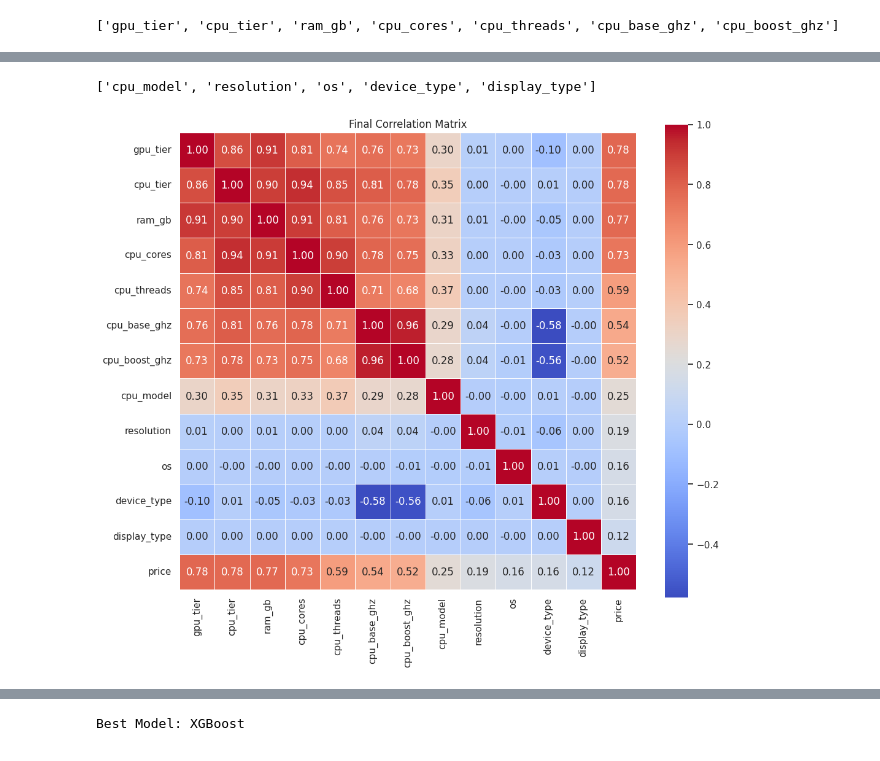
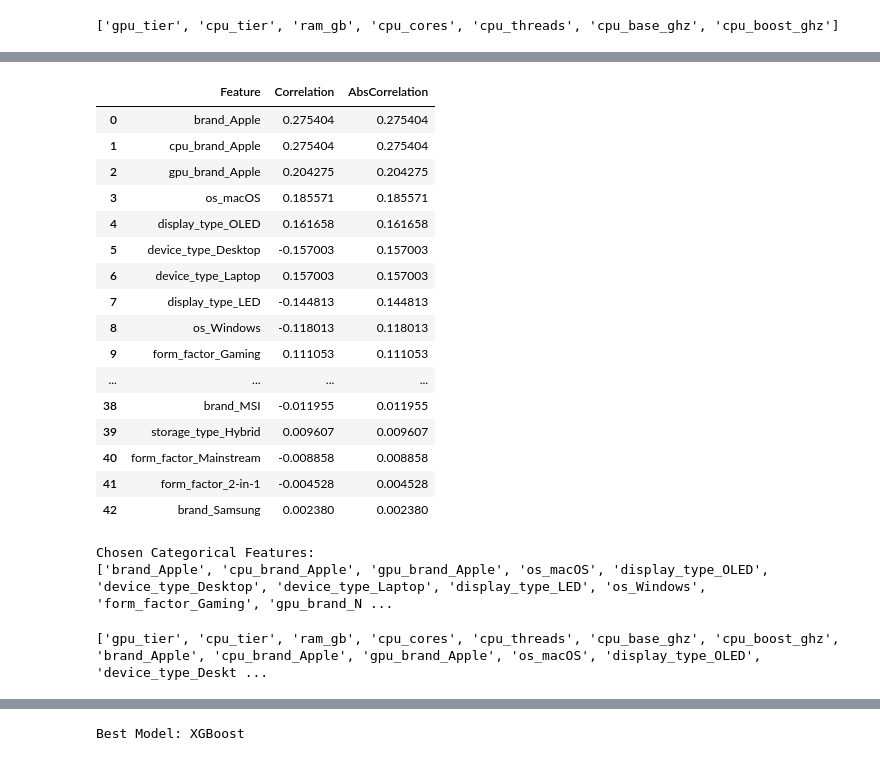
Before and after one commit to AnDong1904/PCPricePrediction, a Jupyter notebook: PCPriceMachineLearning.ipynb, the cells around one changed output, grey strips where cells are left out. Saved outputs shown, nothing was run; the diff lists cells and outputs as text; code cells hidden in the pictures.

```diff
--- a/PCPriceMachineLearning.ipynb
+++ b/PCPriceMachineLearning.ipynb
@@ -314,54 +364,52 @@ plt.show()
 # %%
 corr_price_cat = corr_cat["price"].drop("price")
 
 feature_rank_cat = pd.DataFrame({
     "Feature": corr_price_cat.index,
     "Correlation": corr_price_cat.values,
     "AbsCorrelation": corr_price_cat.abs().values
 })
 
 feature_rank_cat = feature_rank_cat.sort_values(
     by="AbsCorrelation",
     ascending=False
-)
+).reset_index(drop=True)
 
-feature_rank_cat
-
-threshold = 0.1
-
-chosen_categorical = feature_rank_cat[
-    feature_rank_cat["AbsCorrelation"] >= threshold
-]["Feature"].tolist()
-
-print(chosen_categorical)
+display(feature_rank_cat)
 # %% [output]
-['cpu_model', 'resolution', 'os', 'device_type', 'display_type']
+|  | Feature | Correlation | AbsCorrelation |
+| 0 | brand_Apple | 0.275404 | 0.275404 |
+| 1 | cpu_brand_Apple | 0.275404 | 0.275404 |
+| 2 | gpu_brand_Apple | 0.204275 | 0.204275 |
+| 3 | os_macOS | 0.185571 | 0.185571 |
+| 4 | display_type_OLED | 0.161658 | 0.161658 |
+| 5 | device_type_Desktop | -0.157003 | 0.157003 |
+| 6 | device_type_Laptop | 0.157003 | 0.157003 |
+| 7 | display_type_LED | -0.144813 | 0.144813 |
+| 8 | os_Windows | -0.118013 | 0.118013 |
+| 9 | form_factor_Gaming | 0.111053 | 0.111053 |
+| ... | ... | ... | ... |
+| 38 | brand_MSI | -0.011955 | 0.011955 |
+| 39 | storage_type_Hybrid | 0.009607 | 0.009607 |
+| 40 | form_factor_Mainstream | -0.008858 | 0.008858 |
+| 41 | form_factor_2-in-1 | -0.004528 | 0.004528 |
+| 42 | brand_Samsung | 0.002380 | 0.002380 |
-# %%
-#Tổng hợp 2 Ma trận tương quan
-chosen_features = (
-    chosen_numeric + chosen_categorical
-)
-
-corr_final = df_processed[
-    chosen_features + ["price"]
-].corr()
-
-plt.figure(figsize=(12,10))
-
-sns.heatmap(
-    corr_final,
-    annot=True,
-    fmt=".2f",
-    cmap="coolwarm",
-    linewidths=.5,
-    linecolor="white",
-    square=True
-)
-
-plt.title("Final Correlation Matrix")
-
-plt.show()
-# %% [output]
-[figure, removed]
+# %%
+threshold = 0.1
+
+chosen_categorical = feature_rank_cat[
+    feature_rank_cat["AbsCorrelation"] >= threshold
+]["Feature"].tolist()
+
+print("Chosen Categorical Features:")
+print(chosen_categorical)
+# %% [output]
+Chosen Categorical Features:
+['brand_Apple', 'cpu_brand_Apple', 'gpu_brand_Apple', 'os_macOS', 'display_type_OLED', 'device_type_Desktop', 'device_type_Laptop', 'display_type_LED', 'os_Windows', 'form_factor_Gaming', 'gpu_brand_N ...
+# %%
+chosen_feature = chosen_numeric + chosen_categorical
+print (chosen_feature)
+# %% [output]
+['gpu_tier', 'cpu_tier', 'ram_gb', 'cpu_cores', 'cpu_threads', 'cpu_base_ghz', 'cpu_boost_ghz', 'brand_Apple', 'cpu_brand_Apple', 'gpu_brand_Apple', 'os_macOS', 'display_type_OLED', 'device_type_Deskt ...
 # %%
 #Loại bỏ đặc trưng có ảnh hưởng như nhau
```
Also changed, not shown: parts of 24 cells of this notebook, 1 other file.
